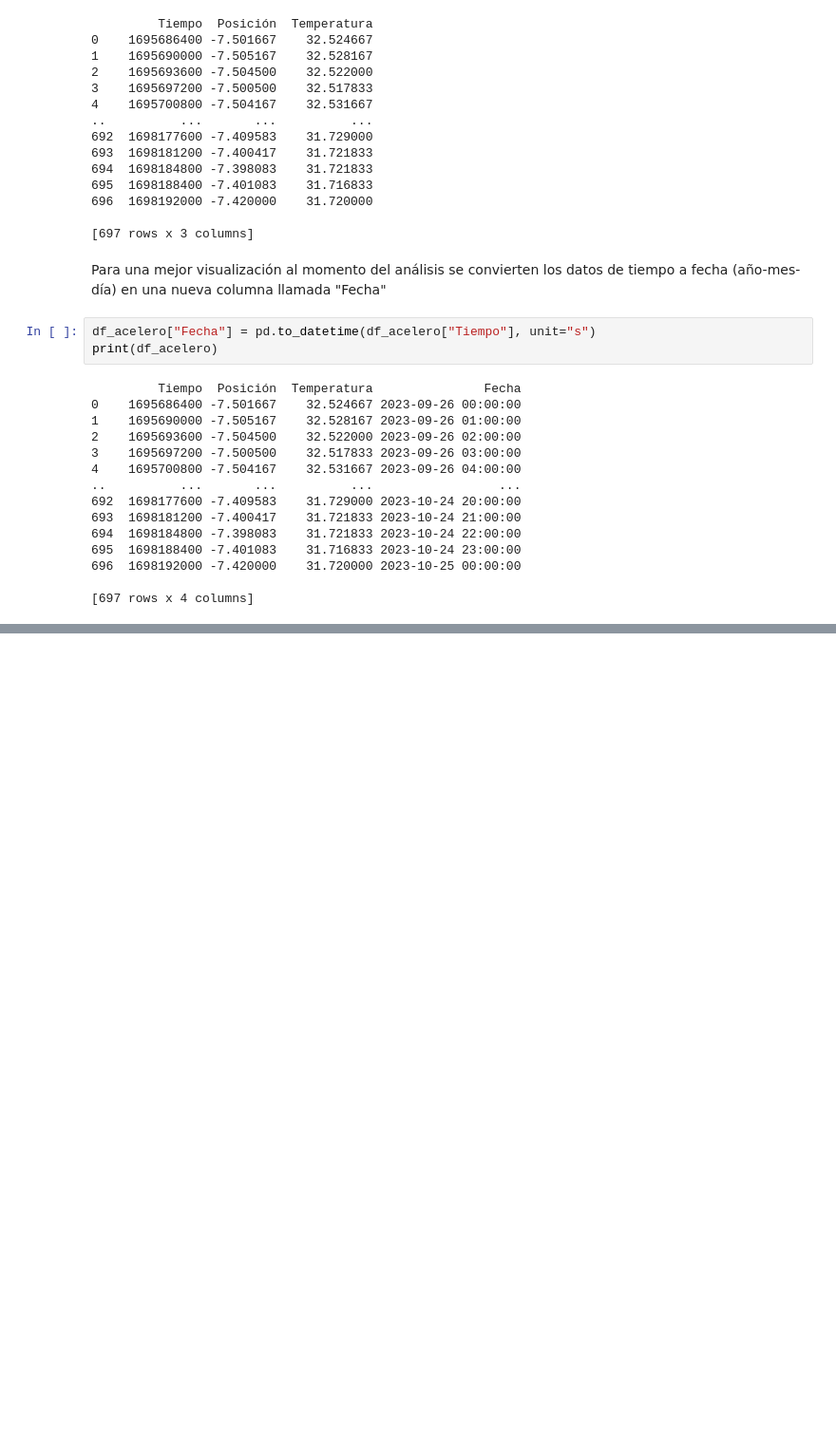
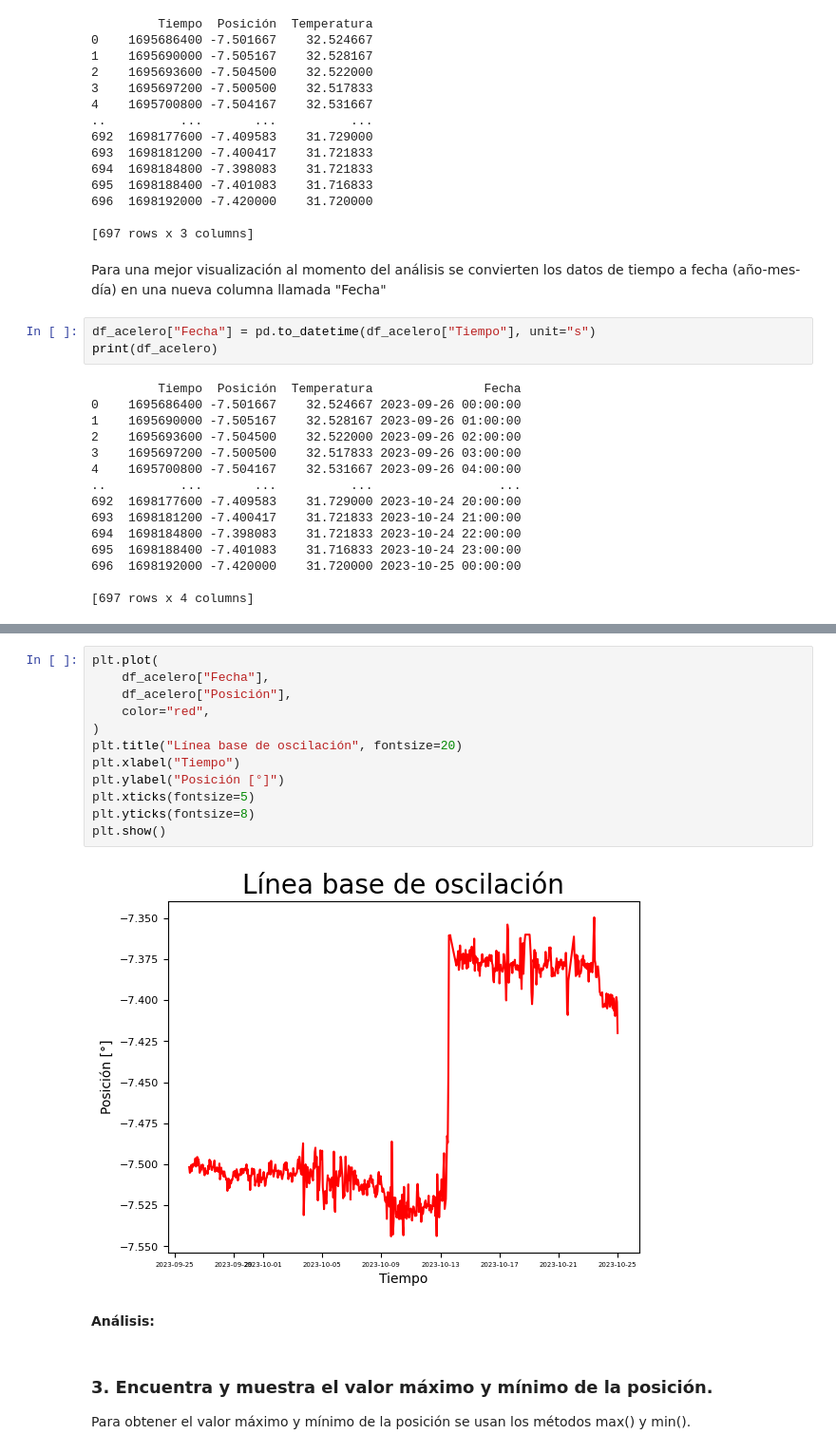
Before and after one commit to jdg16/solucion_giraldo_jupyter, a Jupyter notebook: prueba.ipynb, the cells around one changed output, grey strips where cells are left out. Shown at 95% size. Cells and saved outputs as stored; diff of their text form; blank space fills up the shorter version.

```diff
--- a/prueba.ipynb
+++ b/prueba.ipynb
@@ -68,0 +75,20 @@ plt.show()
+# %%
+plt.plot(
+    df_acelero["Fecha"],
+    df_acelero["Posición"],
+    color="red",
+)
+plt.title("Línea base de oscilación", fontsize=20)
+plt.xlabel("Tiempo")
+plt.ylabel("Posición [°]")
+plt.xticks(fontsize=5)
+plt.yticks(fontsize=8)
+plt.show()
+# %% [output]
+[figure, added]
+# %% [markdown]
+**Análisis:**
+# %% [markdown]
+### 3. Encuentra y muestra el valor máximo y mínimo de la posición.
+
+Para obtener el valor máximo y mínimo de la posición se usan los métodos max() y min().
```
Also changed, not shown: parts of 23 cells of this notebook.
